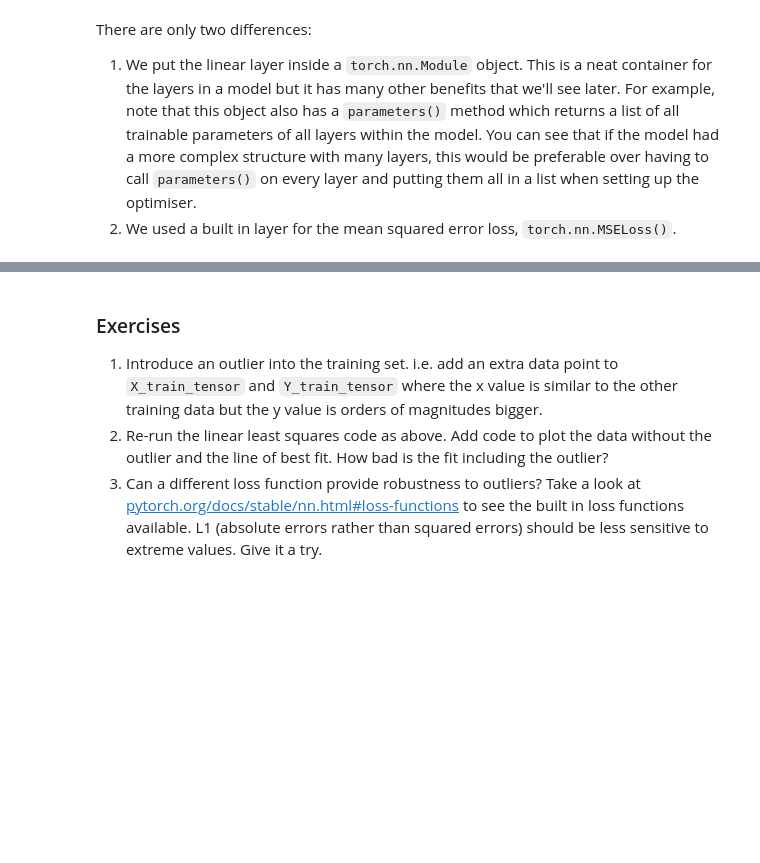
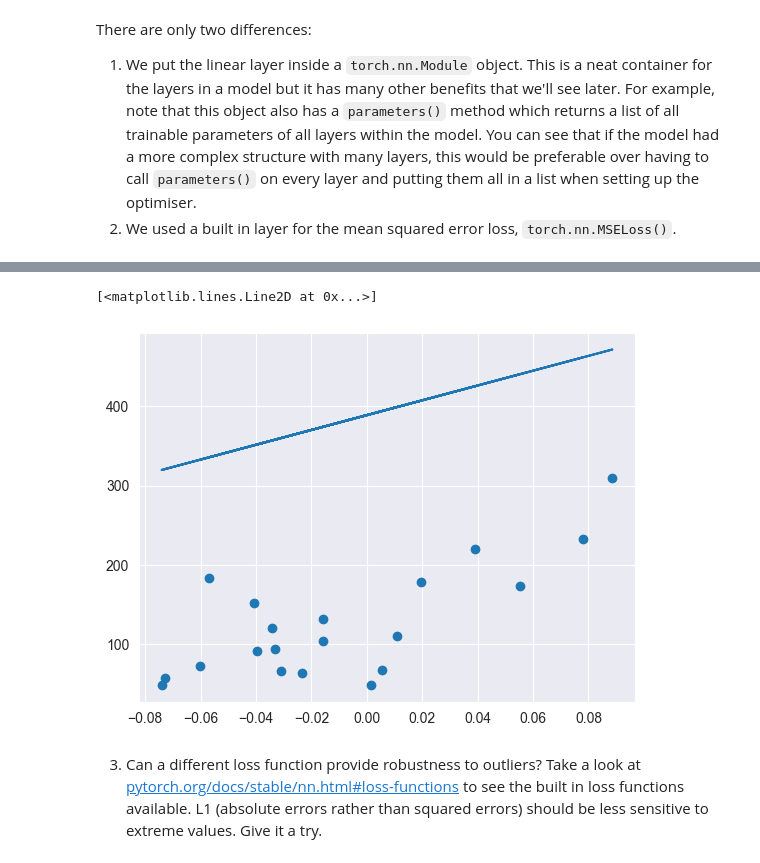
Before and after one commit to dont-text-me/INT3-work, a Jupyter notebook: week-2/PADL_practical1.ipynb, the cells around one changed output, grey strips where cells are left out. Drawn from its saved outputs; the diff is of its cells as text; code cells hidden in the pictures; blank space fills up the shorter version.

```diff
--- a/week-2/PADL_practical1.ipynb
+++ b/week-2/PADL_practical1.ipynb
@@ -240,0 +254,22 @@ There are only two differences:
+# %%
+# Instantiate model
+model = linearRegression(1, 1)
+# Instantiate loss function
+criterion = torch.nn.MSELoss()
+# Setup optimiser
+optim = torch.optim.SGD(model.parameters(), lr=0.6)
+
+# Main training loop
+for epoch in range(epochs):
+    y_predict = model(X_train_outlier)
+    loss = criterion(y_predict, Y_train_outlier)
+    optim.zero_grad()
+    loss.backward()
+    optim.step()
+    if not epoch % 200:
+        # Print out the loss every 200 iterations
+        print("epoch {}, loss {}".format(epoch, loss.item()))
+
+y_predict = model(X_train_outlier)
+loss = criterion(y_predict, Y_train_outlier)
+print("Mean squared error: %.2f" % loss)
@@ -241,6 +288,9 @@ There are only two differences:
+# %%
+Y_outlier_pred = model(X_test_tensor)
+plt.scatter(X_test_tensor, Y_test_tensor)
+plt.plot(X_test_tensor, Y_outlier_pred.detach().numpy())
+# %% [output]
+[<matplotlib.lines.Line2D at 0x...>]
+[figure, added]
 # %% [markdown]
-### Exercises
-
-1. Introduce an outlier into the training set. i.e. add an extra data point to `X_train_tensor` and `Y_train_tensor` where the x value is similar to the other training data but the y value is orders of magnitudes bigger.
-2. Re-run the linear least squares code as above. Add code to plot the data without the outlier and the line of best fit. How bad is the fit including the outlier?
 3. Can a different loss function provide robustness to outliers? Take a look at [pytorch.org/docs/stable/nn.html#loss-functions](https://pytorch.org/docs/stable/nn.html#loss-functions) to see the built in loss functions available. L1 (absolute errors rather than squared errors) should be less sensitive to extreme values. Give it a try.
```
Also changed, not shown: parts of 13 cells of this notebook, 2 other files.
